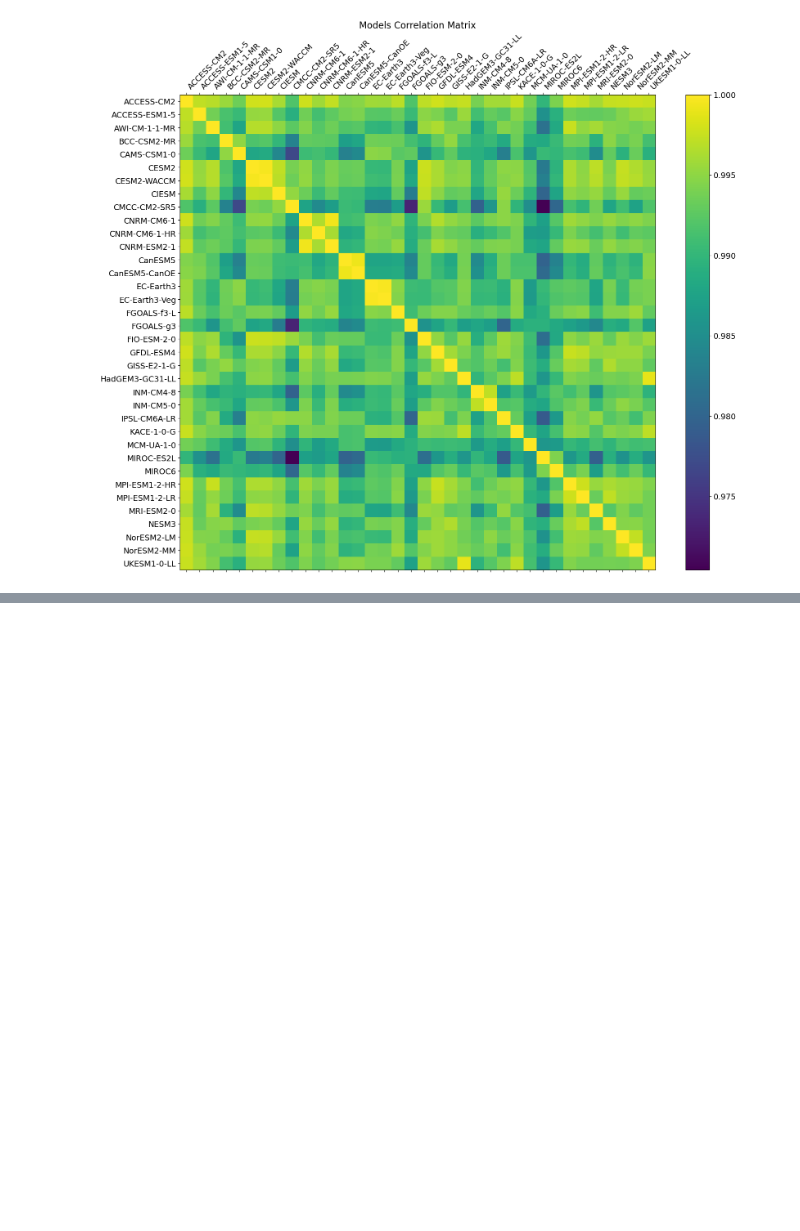
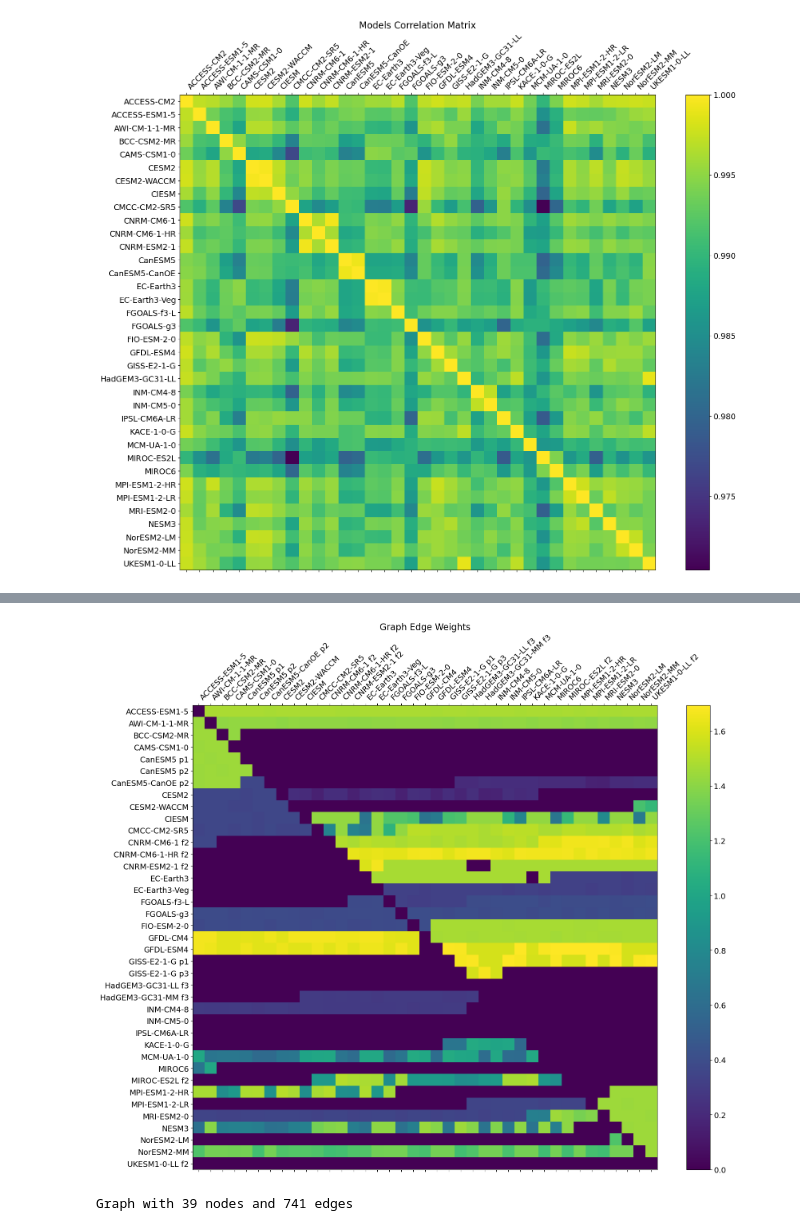
Before and after one commit to opticwiznub/Honours-Thesis, a Jupyter notebook: code/plotting.ipynb, the cells around one changed output, grey strips where cells are left out. Cells and saved outputs as stored; diff of their text form; code cells hidden in the pictures; blank space fills up the shorter version.

```diff
--- a/code/plotting.ipynb
+++ b/code/plotting.ipynb
@@ -258,0 +339,10 @@ plt.title('Models Correlation Matrix', fontsize=16);
+# %%
+f = plt.figure(figsize=(19, 15))
+plt.matshow(model3_adj, fignum=f.number)
+plt.xticks(range(model3_adj.select_dtypes(['number']).shape[1]), model3_adj.select_dtypes(['number']).columns, fontsize=14, rotation=45, ha='left')
+plt.yticks(range(model3_adj.select_dtypes(['number']).shape[1]), model3_adj.select_dtypes(['number']).columns, fontsize=14)
+cb = plt.colorbar()
+cb.ax.tick_params(labelsize=14)
+plt.title('Graph Edge Weights alpha=0.5', fontsize=16);
+# %% [output]
+[figure, added]
@@ -258,0 +351,7 @@ plt.title('Models Correlation Matrix', fontsize=16);
+# %%
+G = nx.from_pandas_adjacency(model3_adj)
+# pos = nx.spring_layout(G, seed=7)
+# nx.draw_networkx(G)
+print(G)
+# %% [output]
+Graph with 39 nodes and 741 edges
```
Also changed, not shown: parts of 12 cells of this notebook, 30 other files.
